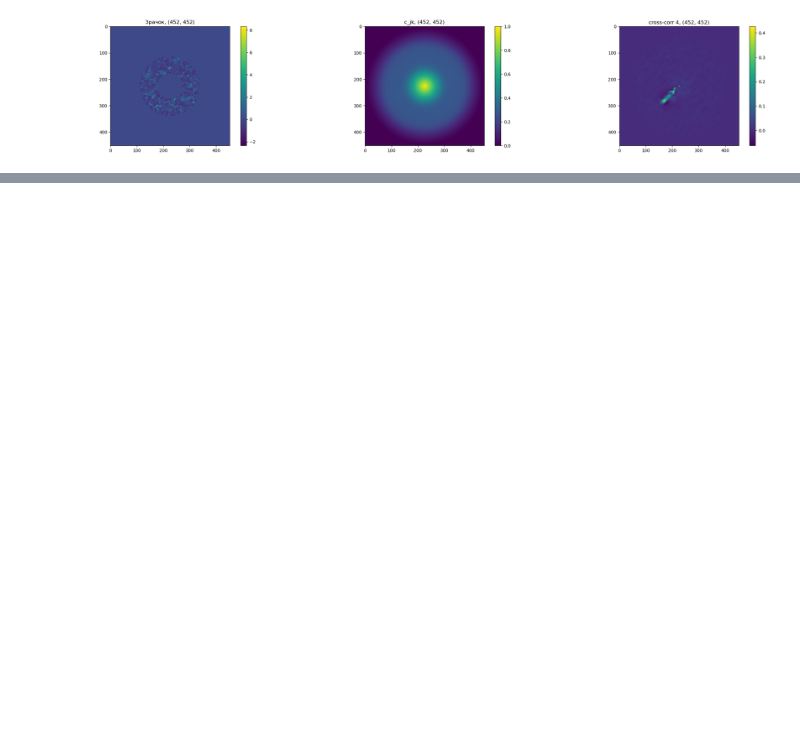
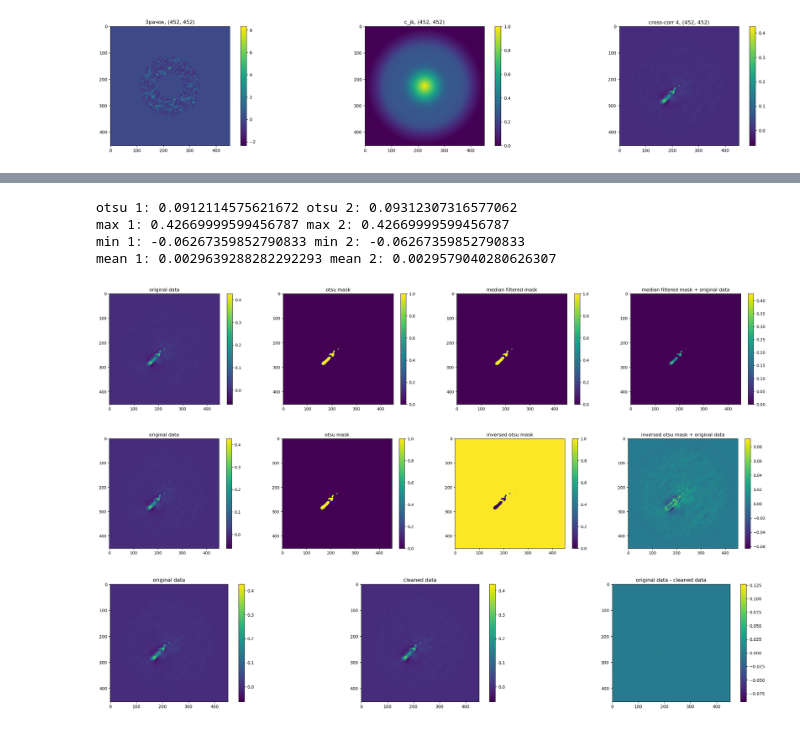
Before and after one commit to AntonMate/domecam, a Jupyter notebook: curvefitting_se.ipynb, the cells around one changed output, grey strips where cells are left out. Cells and saved outputs as stored; diff of their text form; code cells hidden in the pictures; blank space fills up the shorter version.

```diff
--- a/curvefitting_se.ipynb
+++ b/curvefitting_se.ipynb
@@ -339,0 +199,71 @@ dome turb counted 1 times: 3.648698675913903e-12
+# %%
+from skimage.filters import threshold_multiotsu, threshold_otsu, median
+
+Vx = 6.360619469026549
+Vy = -0.5530973451327433
+Lx = Vx*t
+Ly = Vy*t
+Xpix = Lx/delta
+Ypix = Ly/delta
+
+mask = (data>threshold_otsu(data))*int(1)
+med = median(mask)*int(1)
+mask_inv = mask.copy()
+
+mask_inv[np.where(mask_inv==0)] = -1
+mask_inv[np.where(mask_inv==1)] = 0
+mask_inv[np.where(mask_inv==-1)] = 1
+
+new_image = mask_inv*data + med*data
+
+fig, (ax, ax2, ax3, ax4) = plt.subplots(1, 4, figsize=(30, 5))
+
+fig.colorbar(ax.imshow(data), ax = ax)
+ax.set_title('original data')
+
+fig.colorbar(ax2.imshow(mask), ax = ax2)
+ax2.set_title('otsu mask')
+
+fig.colorbar(ax3.imshow(med), ax = ax3)
+ax3.set_title('median filtered mask')
+
+fig.colorbar(ax4.imshow(med*data), ax = ax4)
+ax4.set_title('median filtered mask + original data')
+
+fig, (ax, ax2, ax3, ax4) = plt.subplots(1, 4, figsize=(30, 5))
+
+fig.colorbar(ax.imshow(data), ax = ax)
+ax.set_title('original data')
+
+fig.colorbar(ax2.imshow(mask), ax = ax2)
+ax2.set_title('otsu mask')
+
+fig.colorbar(ax3.imshow(mask_inv), ax = ax3)
+ax3.set_title('inversed otsu mask')
+
+fig.colorbar(ax4.imshow(mask_inv*data), ax = ax4)
+ax4.set_title('inversed otsu mask + original data')
+
+fig, (ax, ax2, ax3) = plt.subplots(1, 3, figsize=(30, 5))
+
+fig.colorbar(ax.imshow(data), ax = ax)
+ax.set_title('original data')
+
+fig.colorbar(ax2.imshow(new_image), ax = ax2)
+ax2.set_title('cleaned data')
+
+fig.colorbar(ax3.imshow(data - new_image), ax = ax3)
+ax3.set_title('original data - cleaned data')
+
+print('otsu 1:', threshold_otsu(data), 'otsu 2:', threshold_otsu(new_image))
+print('max 1:', np.max(data), 'max 2:', np.max(new_image))
+print('min 1:', np.min(data), 'min 2:', np.min(new_image))
+print('mean 1:', np.mean(data), 'mean 2:', np.mean(new_image))
+# %% [output]
+otsu 1: 0.0912114575621672 otsu 2: 0.09312307316577062
+max 1: 0.42669999599456787 max 2: 0.42669999599456787
+min 1: -0.06267359852790833 min 2: -0.06267359852790833
+mean 1: 0.0029639288282292293 mean 2: 0.0029579040280626307
+[figure, added]
+[figure, added]
+[figure, added]
```
Also changed, not shown: parts of 7 cells of this notebook.
